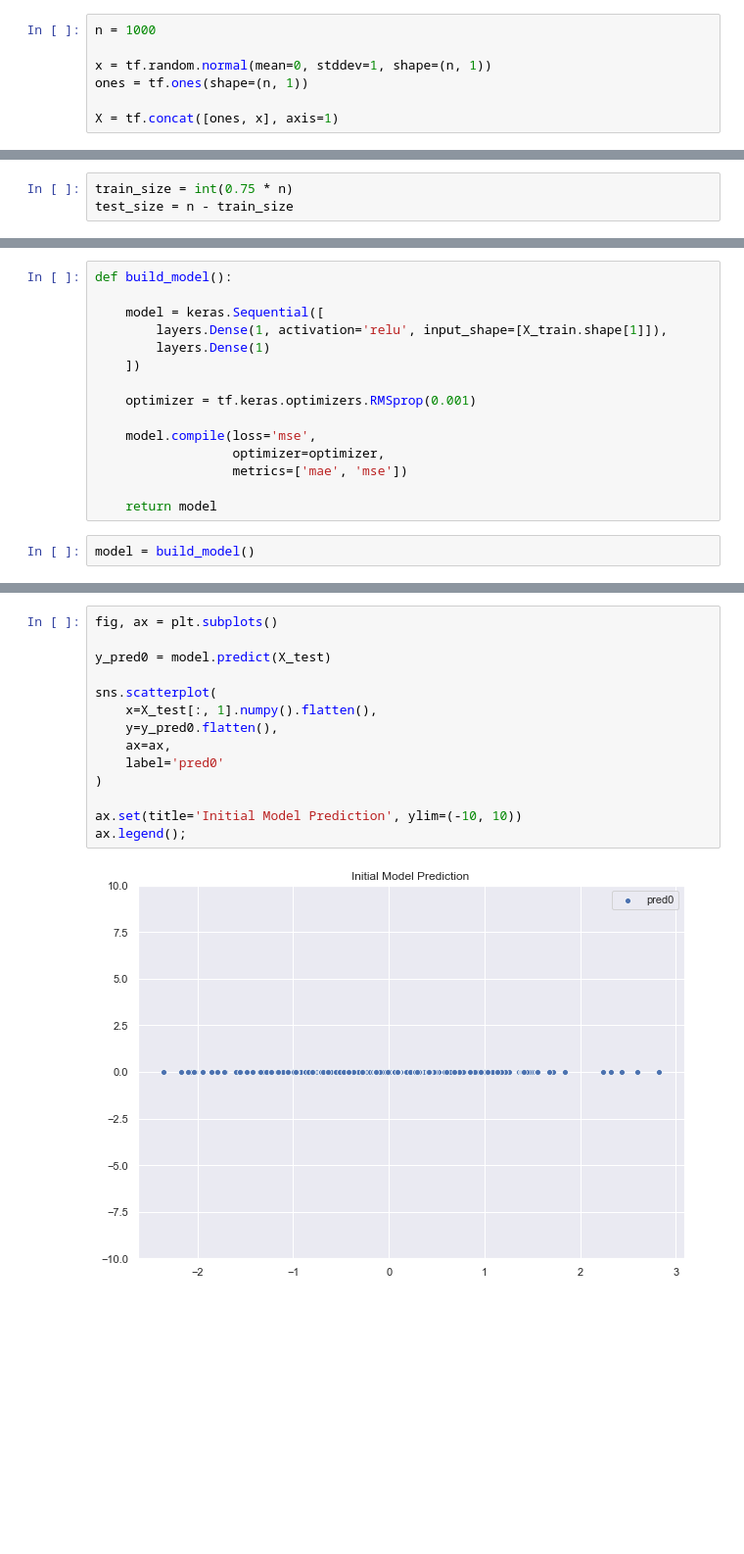
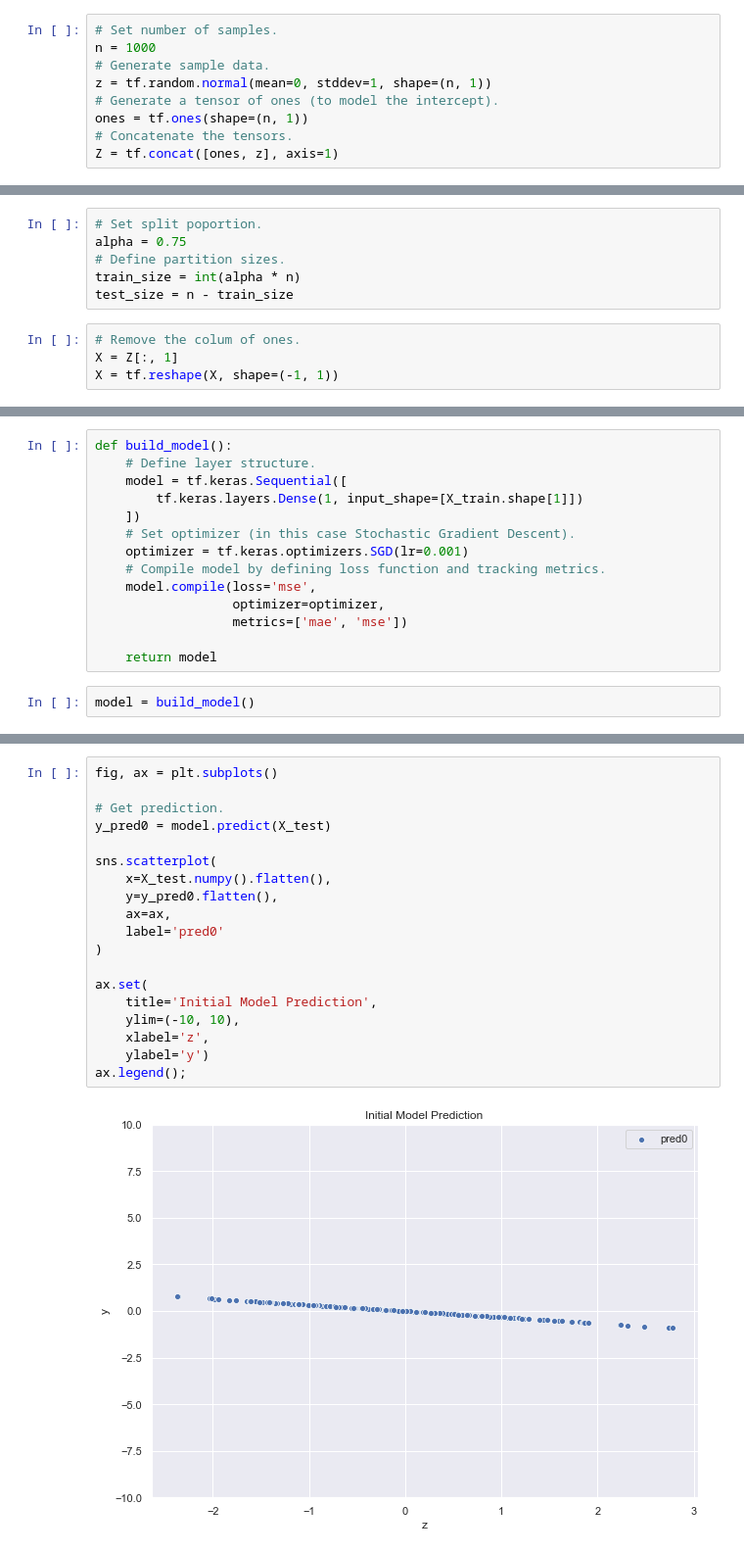
Before and after one commit to juanitorduz/math_deep_learning_summer_school19, a Jupyter notebook: experiments/lin_reg_tf.ipynb, the cells around one changed output, grey strips where cells are left out. Shown at 98% size. Drawn from its saved outputs; the diff is of its cells as text; blank space fills up the shorter version.

```diff
--- a/experiments/lin_reg_tf.ipynb
+++ b/experiments/lin_reg_tf.ipynb
@@ -12,7 +20,9 @@ import seaborn as sns; sns.set()
 # %%
+# Set number of samples.
 n = 1000
-
-x = tf.random.normal(mean=0, stddev=1, shape=(n, 1))
+# Generate sample data.
+z = tf.random.normal(mean=0, stddev=1, shape=(n, 1))
+# Generate a tensor of ones (to model the intercept).
 ones = tf.ones(shape=(n, 1))
-
-X = tf.concat([ones, x], axis=1)
+# Concatenate the tensors.
+Z = tf.concat([ones, z], axis=1)
@@ -39,4 +68,11 @@ ax.set(title='Raw Data');
 # %%
-train_size = int(0.75 * n)
+# Set split poportion.
+alpha = 0.75
+# Define partition sizes.
+train_size = int(alpha * n)
 test_size = n - train_size
+# %%
+# Remove the colum of ones.
+X = Z[:, 1]
+X = tf.reshape(X, shape=(-1, 1))
 # %%
@@ -66,13 +111,12 @@ ax.legend();
 # %%
 def build_model():
-
-    model = keras.Sequential([
-        layers.Dense(1, activation='relu', input_shape=[X_train.shape[1]]),
-        layers.Dense(1)
+    # Define layer structure.
+    model = tf.keras.Sequential([
+        tf.keras.layers.Dense(1, input_shape=[X_train.shape[1]])
     ])
-
-    optimizer = tf.keras.optimizers.RMSprop(0.001)
-
+    # Set optimizer (in this case Stochastic Gradient Descent).
+    optimizer = tf.keras.optimizers.SGD(lr=0.001)
+    # Compile model by defining loss function and tracking metrics.
     model.compile(loss='mse',
                   optimizer=optimizer,
                   metrics=['mae', 'mse'])
@@ -98,16 +143,21 @@ _________________________________________________________________
 # %%
 fig, ax = plt.subplots()
 
+# Get prediction.
 y_pred0 = model.predict(X_test)
 
 sns.scatterplot(
-    x=X_test[:, 1].numpy().flatten(),
+    x=X_test.numpy().flatten(),
     y=y_pred0.flatten(),
     ax=ax,
     label='pred0'
 )
 
-ax.set(title='Initial Model Prediction', ylim=(-10, 10))
+ax.set(
+    title='Initial Model Prediction',
+    ylim=(-10, 10),
+    xlabel='z',
+    ylabel='y')
 ax.legend();
 # %% [output]
-[figure, old version]
+[figure, new version]
```
Also changed, not shown: parts of 35 cells of this notebook.
